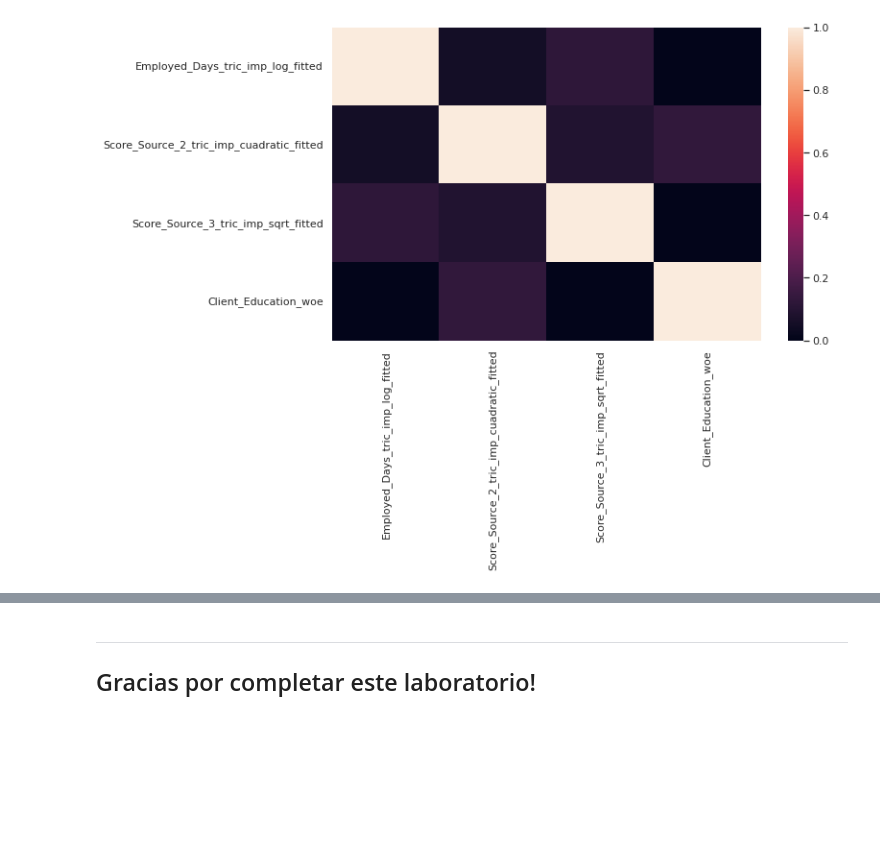
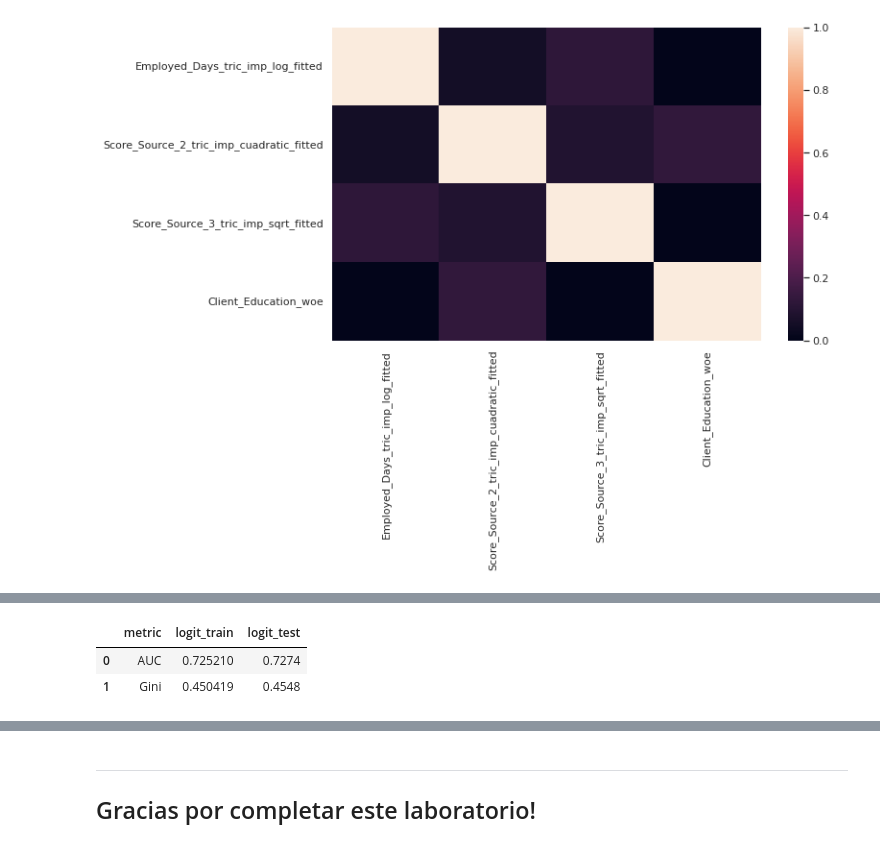
Before and after one commit to JCaballerot/Credit-Scoring, a Jupyter notebook: CreditScoring/Lab_Automobile_Loan_Default.ipynb, the cells around one changed output, grey strips where cells are left out. Cells and saved outputs as stored; diff of their text form; code cells hidden in the pictures; blank space fills up the shorter version.

```diff
--- a/CreditScoring/Lab_Automobile_Loan_Default.ipynb
+++ b/CreditScoring/Lab_Automobile_Loan_Default.ipynb
@@ -1263,0 +1434,5 @@ sns.heatmap(X_train[best_model].corr(), vmin=0, vmax=1)
+# %%
+# Target Encoding
+from category_encoders.woe import WOEEncoder
+encoder = WOEEncoder()
+WOEEncoder = encoder.fit(X_train[categorical_features], X_train['Default'])
@@ -1263,0 +1549,14 @@ sns.heatmap(X_train[best_model].corr(), vmin=0, vmax=1)
+# %%
+#Resumen de todas las métricas del modelo
+from sklearn.metrics import *
+
+metrics = pd.DataFrame({'metric':['AUC','Gini'],
+                                'logit_train':[roc_auc_score(y_train, X_train.PD),
+                                              (roc_auc_score(y_train, X_train.PD)*2-1)],
+                                'logit_test':[roc_auc_score(y_test, X_test.PD),
+                                              (roc_auc_score(y_test, X_test.PD)*2-1)]})
+metrics
+# %% [output]
+|  | metric | logit_train | logit_test |
+| 0 | AUC | 0.725210 | 0.7274 |
+| 1 | Gini | 0.450419 | 0.4548 |
```
Also changed, not shown: parts of 47 cells of this notebook.
